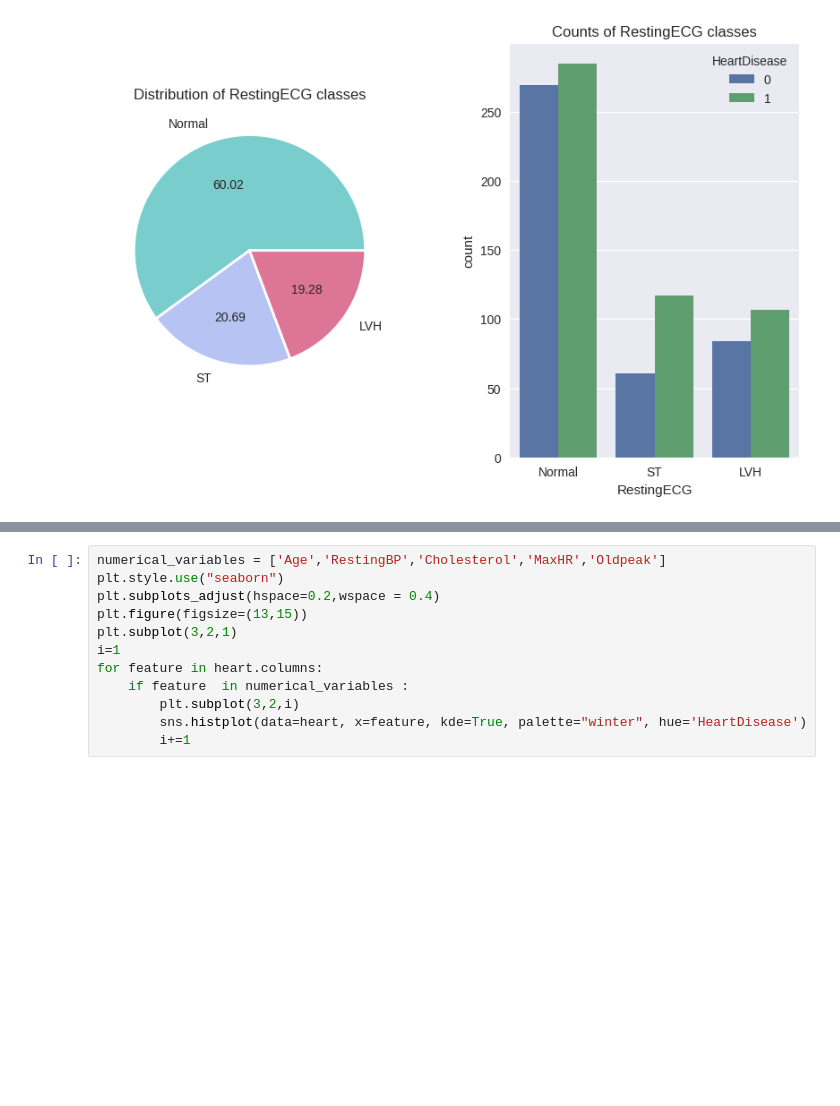
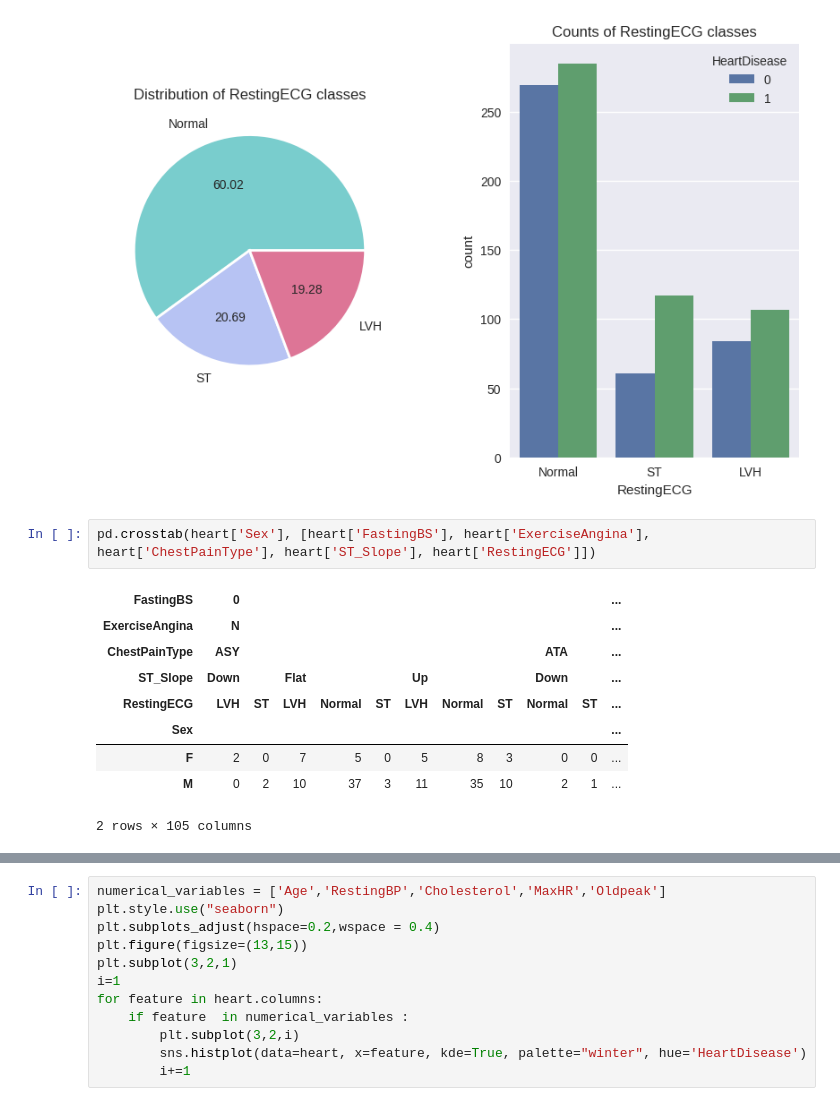
Before and after one commit to lovepreetmultani/python, a Jupyter notebook: HeartFailurePrediction.ipynb, the cells around one changed output, grey strips where cells are left out. Cells and saved outputs as stored; diff of their text form; blank space fills up the shorter version.

```diff
--- a/HeartFailurePrediction.ipynb
+++ b/HeartFailurePrediction.ipynb
@@ -346,3 +349,15 @@ plt.title("Counts of RestingECG classes")
 # %% [output]
 Text(0.5, 1.0, 'Counts of RestingECG classes')
 [figure]
+# %%
+pd.crosstab(heart['Sex'], [heart['FastingBS'], heart['ExerciseAngina'], heart['ChestPainType'], heart['ST_Slope'], heart['RestingECG']])
+# %% [output]
+| FastingBS | 0 |  |  |  |  |  |  |  |  |  | ... |
+| ExerciseAngina | N |  |  |  |  |  |  |  |  |  | ... |
+| ChestPainType | ASY |  |  |  |  |  |  |  | ATA |  | ... |
+| ST_Slope | Down |  | Flat |  |  | Up |  |  | Down |  | ... |
+| RestingECG | LVH | ST | LVH | Normal | ST | LVH | Normal | ST | Normal | ST | ... |
+| Sex |  |  |  |  |  |  |  |  |  |  | ... |
+| F | 2 | 0 | 7 | 5 | 0 | 5 | 8 | 3 | 0 | 0 | ... |
+| M | 0 | 2 | 10 | 37 | 3 | 11 | 35 | 10 | 2 | 1 | ... |
+2 rows × 105 columns
```
Also changed, not shown: parts of 84 cells of this notebook.
